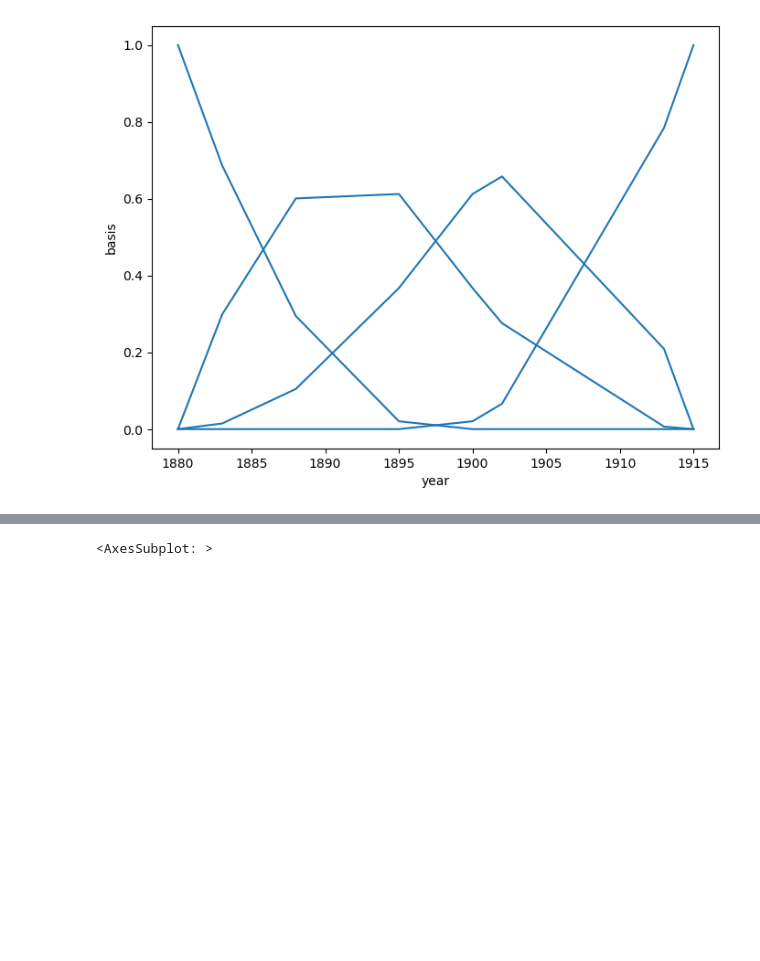
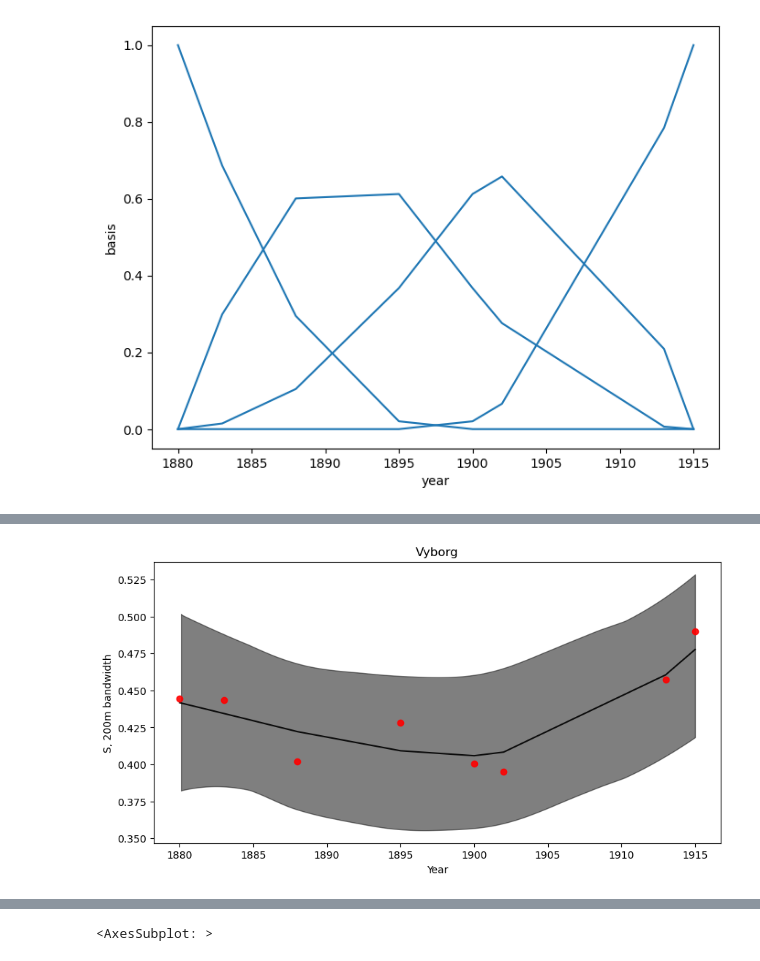
Before and after one commit to AnttiHaerkoenen/spatial_segregation, a Jupyter notebook: notebooks/segregation_change_1880-1915.ipynb, the cells around one changed output, grey strips where cells are left out. Drawn from its saved outputs; the diff is of its cells as text; code cells hidden in the pictures; blank space fills up the shorter version.

```diff
--- a/notebooks/segregation_change_1880-1915.ipynb
+++ b/notebooks/segregation_change_1880-1915.ipynb
@@ -612,3 +619,17 @@ plt.show()
+# %%
+# Posterior predictive
+ax = az.plot_hdi(regression_data.index, posterior["posterior_predictive"]["S"], color="k", hdi_prob=0.95)
+ax.plot(regression_data.index, posterior["posterior_predictive"]["S"].mean(axis=(0,1)), c='black', alpha=0.9)
+ax.plot(regression_data.index, regression_data["200"], "o", c='red', alpha=0.9)
+fig = plt.gcf()
+fig.set_size_inches(10, 5)
+# ax.set_ylim(0, 1600)
+ax.set_xlabel("Year")
+ax.set_ylabel("S, 200m bandwidth")
+ax.set_title("Vyborg")
+plt.show()
+# %% [output]
+[figure, added]
 # %%
 az.plot_forest(idata, hdi_prob=0.9, combined=True)
 plt.show()
```
Also changed, not shown: parts of 18 cells of this notebook, 14 other files.
